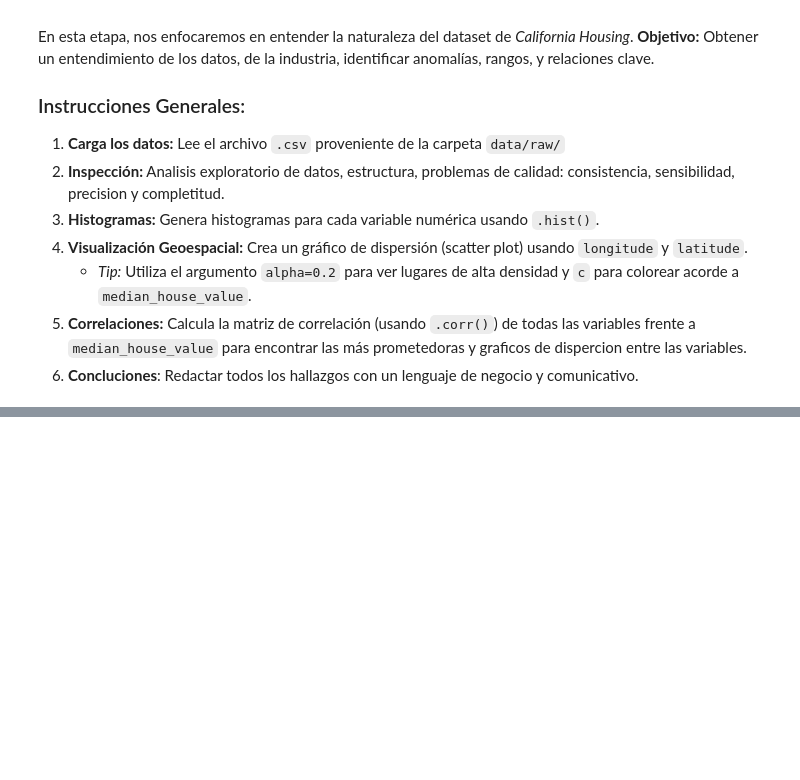
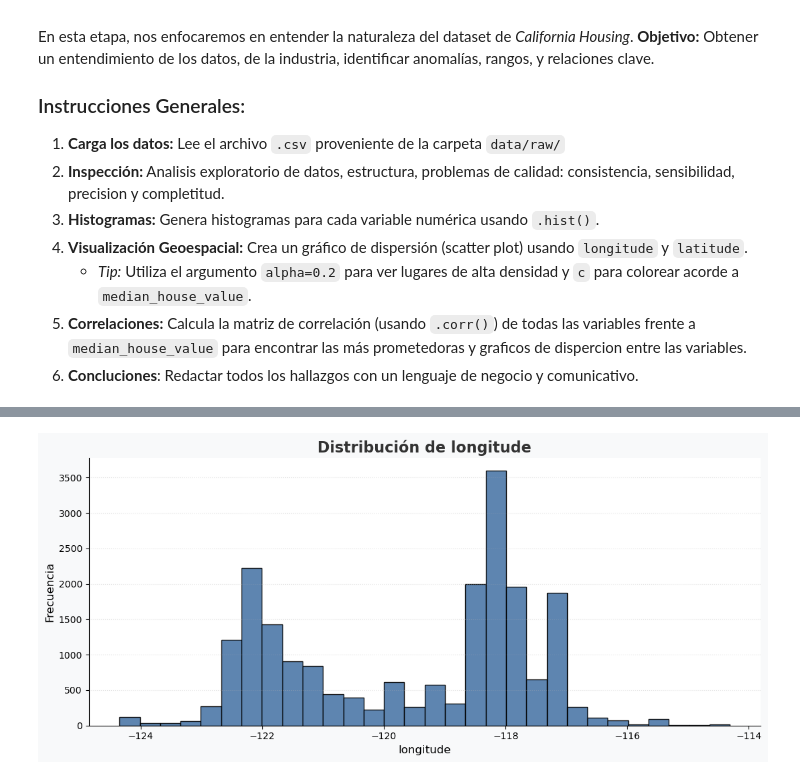
Before and after one commit to DevKevin42/ds-ml-project-template, a Jupyter notebook: notebooks/01_exploracion.ipynb, the cells around one changed output, grey strips where cells are left out. Saved outputs shown, nothing was run; the diff lists cells and outputs as text; code cells hidden in the pictures; blank space fills up the shorter version.

```diff
--- a/notebooks/01_exploracion.ipynb
+++ b/notebooks/01_exploracion.ipynb
@@ -24,0 +222,16 @@ FileNotFoundError: [Errno 2] No such file or directory: './ds-ml-project-templat
+# %%
+datos_crudos = datos_crudos[
+    ~(datos_crudos['total_bedrooms'] > datos_crudos['total_rooms'])
+]
+# %%
+# Lista de columnas que no deberían contener valores negativos
+columnas_no_negativas = ['total_rooms', 'total_bedrooms', 'population', 'households']
+
+# Recorre cada columna y busca valores negativos
+for columna in columnas_no_negativas:
+
+    # Filtra filas con valores negativos
+    negativos = datos_crudos[datos_crudos[columna].notna() & (datos_crudos[columna] < 0)]
+
+    # Imprime la cantidad de filas problemáticas
+    print(f"{columna}: {len(negativos)} filas con valores negativos")
@@ -24,0 +333,69 @@ FileNotFoundError: [Errno 2] No such file or directory: './ds-ml-project-templat
+# %%
+# Importa matplotlib para visualización
+import matplotlib.pyplot as plt
+
+# Lista de variables numéricas originales
+columnas_originales = [
+    'longitude',
+    'latitude',
+    'housing_median_age',
+    'total_rooms',
+    'total_bedrooms',
+    'population',
+    'households',
+    'median_income',
+    'median_house_value'
+]
+
+# Lista de colores para ir alternando en los gráficos
+paleta_colores = [
+    '#4C78A8', '#F58518', '#54A24B',
+    '#E45756', '#72B7B2', '#B279A2',
+    '#FF9DA6', '#9D755D', '#BAB0AC'
+]
+
+# Recorre cada variable junto con un color
+for columna, color in zip(columnas_originales, paleta_colores):
+
+    # Crea una nueva figura individual
+    plt.figure(figsize=(11, 5))
+
+    # Cambia el color de fondo de la figura completa
+    plt.gcf().patch.set_facecolor('#f8f9fa')
+
+    # Cambia el color de fondo del área interna del gráfico
+    plt.gca().set_facecolor('#ffffff')
+
+    # Genera el histograma
+    plt.hist(
+        datos_crudos[columna].dropna(),
+        bins=30,
+        color=color,
+        edgecolor='black',
+        linewidth=1.0,
+        alpha=0.9
+    )
+
+    # Agrega título llamativo
+    plt.title(f'Distribución de {columna}', fontsize=16, fontweight='bold', color='#333333')
+
+    # Etiqueta del eje X
+    plt.xlabel(columna, fontsize=12)
+
+    # Etiqueta del eje Y
+    plt.ylabel('Frecuencia', fontsize=12)
+
+    # Agrega cuadrícula tenue
+    plt.grid(axis='y', linestyle=':', alpha=0.35)
+
+    # Quita un poco de ruido visual en los bordes superiores y derechos
+    plt.gca().spines['top'].set_visible(False)
+    plt.gca().spines['right'].set_visible(False)
+
+    # Ajusta márgenes
+    plt.tight_layout()
+
+    # Muestra el gráfico
+    plt.show()
+# %% [output]
+[figure, added]
```
Also changed, not shown: parts of 23 cells of this notebook.
